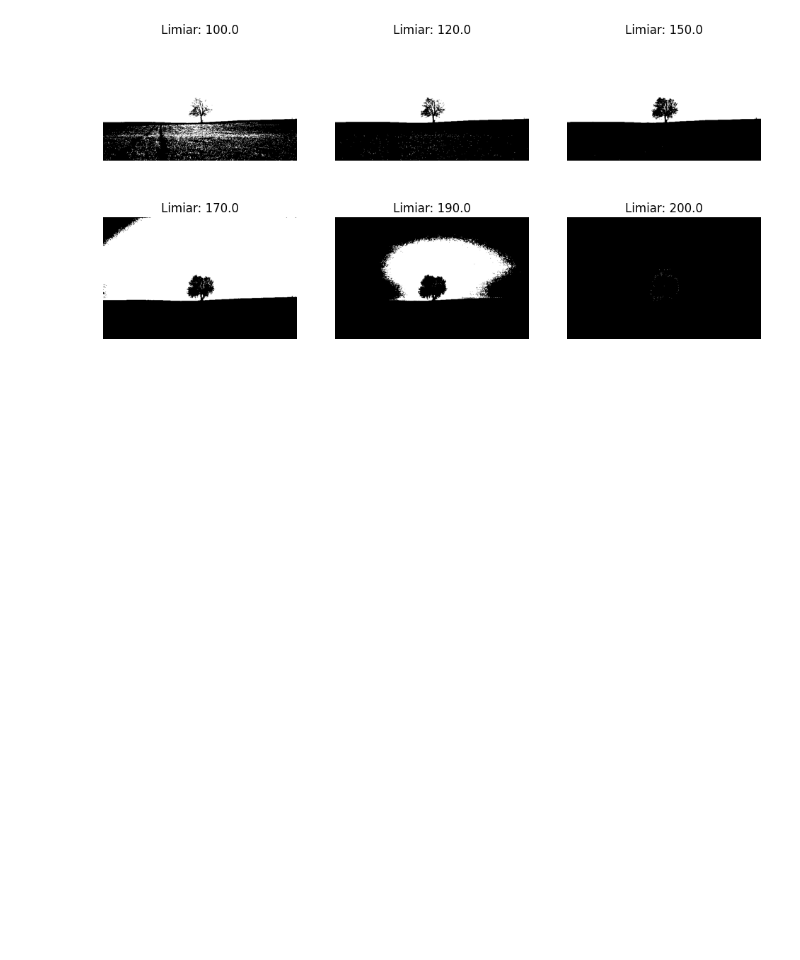
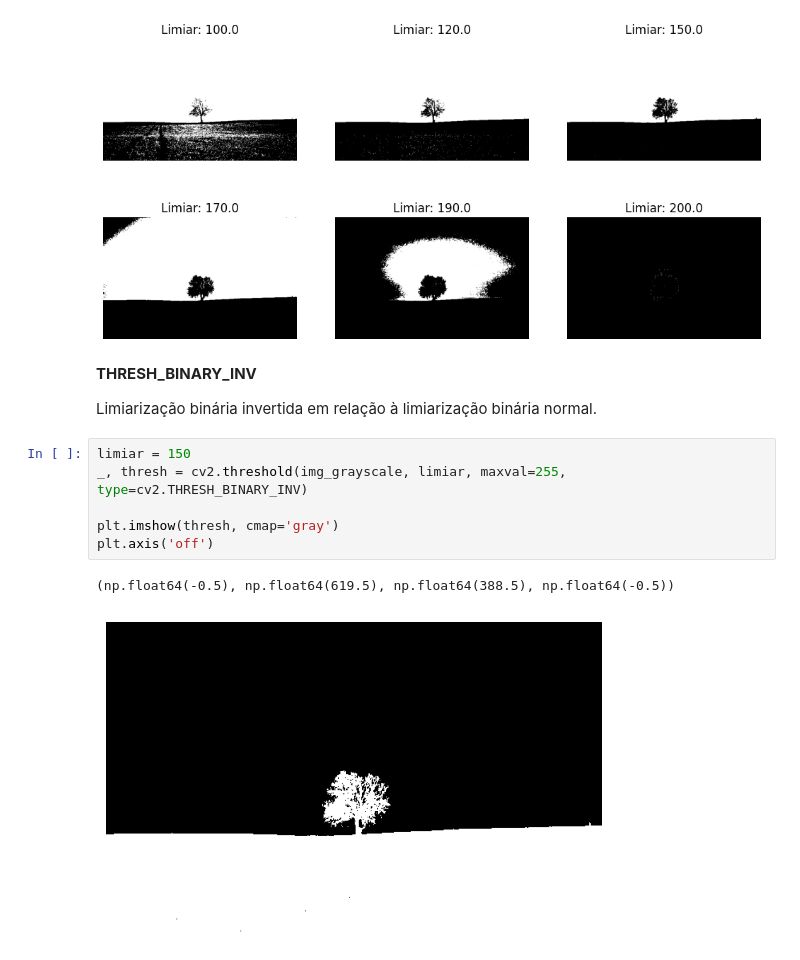
Before and after one commit to DiogoBotton/Computer_Vision_Learn, a Jupyter notebook: Segmentacao_de_Imagens/Segmentacao_Tecnicas_Classicas/tipos_limiarizacao.ipynb, the cells around one changed output. Saved outputs shown, nothing was run; the diff lists cells and outputs as text; blank space fills up the shorter version.

Commit message:
Tecnicas classicas de segmentacao, aprendendo tipos de limiarização

```diff
--- a/Segmentacao_de_Imagens/Segmentacao_Tecnicas_Classicas/limiarizacao_binarizacao.ipynb
+++ b/Segmentacao_de_Imagens/Segmentacao_Tecnicas_Classicas/tipos_limiarizacao.ipynb
@@ -57,3 +61,16 @@ for idx, li in enumerate(limiares):
     plt.axis('off')
 # %% [output]
 [figure]
+# %% [markdown]
+**THRESH_BINARY_INV**
+
+Limiarização binária invertida em relação à limiarização binária normal.
+# %%
+limiar = 150
+_, thresh = cv2.threshold(img_grayscale, limiar, maxval=255, type=cv2.THRESH_BINARY_INV)
+
+plt.imshow(thresh, cmap='gray')
+plt.axis('off')
+# %% [output]
+(np.float64(-0.5), np.float64(619.5), np.float64(388.5), np.float64(-0.5))
+[figure, added]
```
Also changed, not shown: parts of 9 cells of this notebook.
